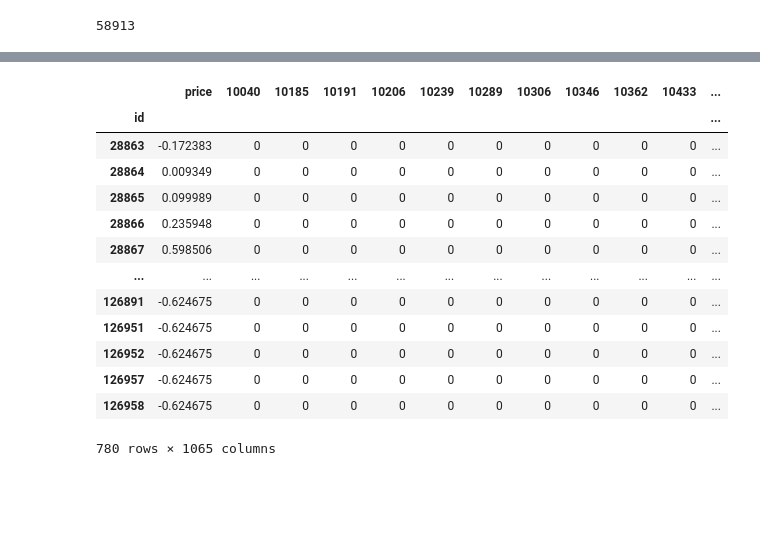
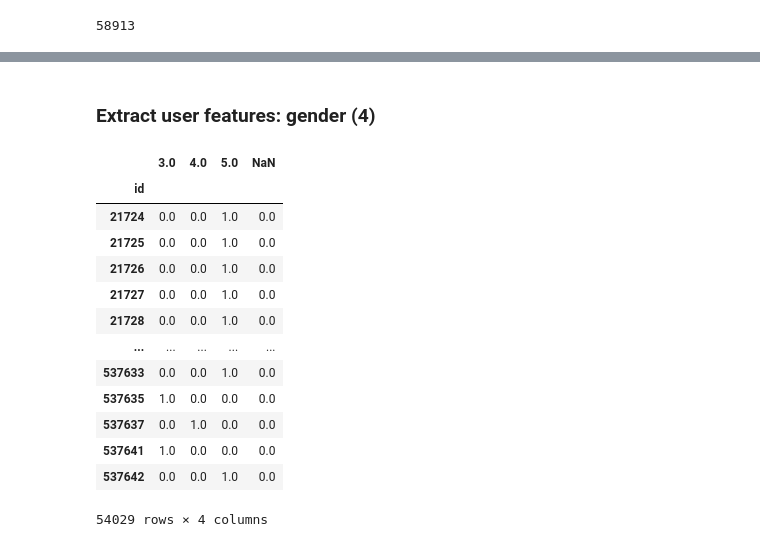
Before and after one commit to CenticMurcia/recomentadion-system, a Jupyter notebook: Using item and user feats.ipynb, the cells around one changed output, grey strips where cells are left out. Cells and saved outputs as stored; diff of their text form; code cells hidden in the pictures; blank space fills up the shorter version.

```diff
--- a/Using item and user feats.ipynb
+++ b/Using item and user feats.ipynb
@@ -81,25 +79,20 @@ df_users_feats
-# %%
-df_items_feats = pd.concat(
-    [
-        (( df_items.price - df_items.price.mean() ) / df_items.price.std() ).to_frame(),
-        df_items.features.str.get_dummies(','),
-        df_items.families.str.get_dummies(','),
-    ],
-    axis="columns"
-)
-df_items_feats
-# %% [output]
-|  | price | 10040 | 10185 | 10191 | 10206 | 10239 | 10289 | 10306 | 10346 | 10362 | 10433 | ... |
-| id |  |  |  |  |  |  |  |  |  |  |  | ... |
-| 28863 | -0.172383 | 0 | 0 | 0 | 0 | 0 | 0 | 0 | 0 | 0 | 0 | ... |
-| 28864 | 0.009349 | 0 | 0 | 0 | 0 | 0 | 0 | 0 | 0 | 0 | 0 | ... |
-| 28865 | 0.099989 | 0 | 0 | 0 | 0 | 0 | 0 | 0 | 0 | 0 | 0 | ... |
-| 28866 | 0.235948 | 0 | 0 | 0 | 0 | 0 | 0 | 0 | 0 | 0 | 0 | ... |
-| 28867 | 0.598506 | 0 | 0 | 0 | 0 | 0 | 0 | 0 | 0 | 0 | 0 | ... |
-| ... | ... | ... | ... | ... | ... | ... | ... | ... | ... | ... | ... | ... |
-| 126891 | -0.624675 | 0 | 0 | 0 | 0 | 0 | 0 | 0 | 0 | 0 | 0 | ... |
-| 126951 | -0.624675 | 0 | 0 | 0 | 0 | 0 | 0 | 0 | 0 | 0 | 0 | ... |
-| 126952 | -0.624675 | 0 | 0 | 0 | 0 | 0 | 0 | 0 | 0 | 0 | 0 | ... |
-| 126957 | -0.624675 | 0 | 0 | 0 | 0 | 0 | 0 | 0 | 0 | 0 | 0 | ... |
-| 126958 | -0.624675 | 0 | 0 | 0 | 0 | 0 | 0 | 0 | 0 | 0 | 0 | ... |
-780 rows × 1065 columns
+# %% [markdown]
+### Extract user features: gender (4)
+# %%
+df_user_feats = pd.get_dummies(df_users.gender_id, dummy_na = True).astype("float32")  # Categorica, 1-hot encoding (4)
+df_user_feats
+# %% [output]
+|  | 3.0 | 4.0 | 5.0 | NaN |
+| id |  |  |  |  |
+| 21724 | 0.0 | 0.0 | 1.0 | 0.0 |
+| 21725 | 0.0 | 0.0 | 1.0 | 0.0 |
+| 21726 | 0.0 | 0.0 | 1.0 | 0.0 |
+| 21727 | 0.0 | 0.0 | 1.0 | 0.0 |
+| 21728 | 0.0 | 0.0 | 1.0 | 0.0 |
+| ... | ... | ... | ... | ... |
+| 537633 | 0.0 | 0.0 | 1.0 | 0.0 |
+| 537635 | 1.0 | 0.0 | 0.0 | 0.0 |
+| 537637 | 0.0 | 1.0 | 0.0 | 0.0 |
+| 537641 | 1.0 | 0.0 | 0.0 | 0.0 |
+| 537642 | 0.0 | 0.0 | 1.0 | 0.0 |
+54029 rows × 4 columns
```
Also changed, not shown: parts of 31 cells of this notebook.
